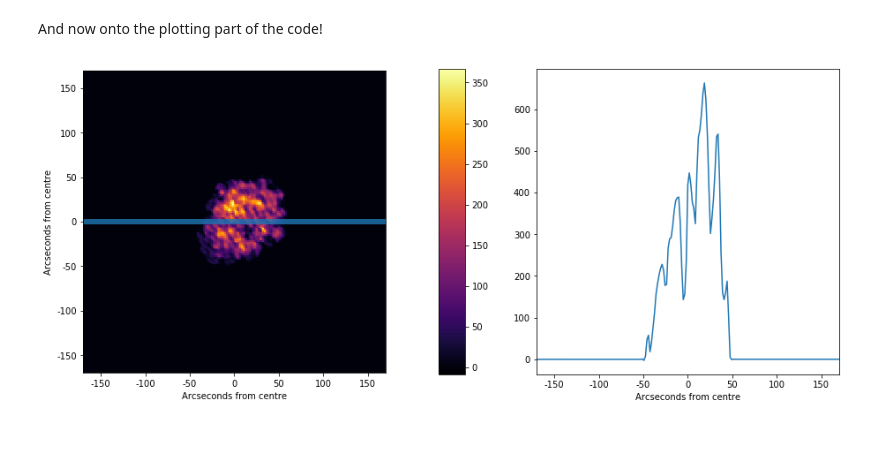
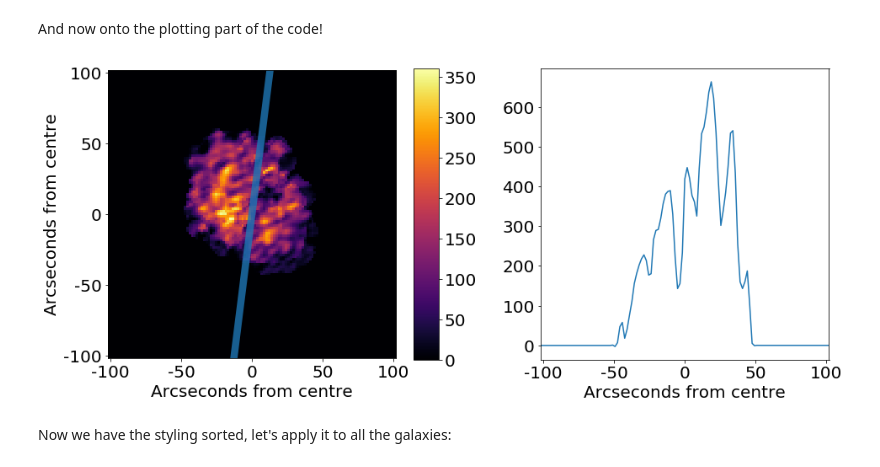
Before and after one commit to tingard/HI-plots-for-Lucy, a Jupyter notebook: main.ipynb, the cells around one changed output. Cells and saved outputs as stored; diff of their text form; code cells hidden in the pictures; blank space fills up the shorter version.

```diff
--- a/main.ipynb
+++ b/main.ipynb
@@ -52,3 +55,5 @@ df
+# %%
+matplotlib.rcParams.update({'font.size': 20})
 # %% [markdown]
 Test run for the first galaxy for styling choices
 # %%
@@ -57,20 +62,30 @@ galaxy = df.iloc[0]
 # Open the FITS file
 hIFits = fits.open(galaxy['file name'])
 
+# Find the center point of the image in pixel coordinates
+center = np.array(hIFits[0].data.shape) / 2
+
 # Make use of scipy to rotate the array about its center
 hIRotated = ipt.rotate(hIFits[0].data, galaxy['rotation'])
 
 # Find the center point of the new array (pixel coordinates)
-center = np.array(hIRotated.shape) / 2
+rotatedCenter = np.array(hIRotated.shape) / 2
 
 # Calculate our array of summed values of the center cutout
-middle = np.add.reduce(hIRotated[:, int(center[1]-1):int(center[1]+1)], axis=1)
+middle = np.add.reduce(
+    hIRotated[:, int(rotatedCenter[1]-1):int(rotatedCenter[1]+1)],
+    axis=1
+)
 # %% [markdown]
 And now onto the plotting part of the code!
 # %%
 # Choose the cropping we want
-lowerCrop = (center - 100).astype(int)
-upperCrop = (center + 100).astype(int)
+n = 60
+lowerCrop = (center - n).astype(int)
+upperCrop = (center + n).astype(int)
+
+rotatedLowerCrop = (rotatedCenter - n).astype(int)
+rotatedUpperCrop = (rotatedCenter + n).astype(int)
 
 # create a new figure
 fig = plt.figure(figsize=(14, 6))
@@ -80,10 +95,21 @@ plt.subplot(121)
 ax = plt.gca()
 
 # show the rotated HI data
-im = plt.imshow(hIRotated, origin='lower', cmap='inferno')
+im = plt.imshow(hIFits[0].data, origin='lower', cmap='inferno')
 
-# Add a rectangle to represent center region
-r = Rectangle([0, center[1]-1.5], hIRotated.shape[1], 3, alpha=0.8)
+# Add a rectangle to represent center region, in the correct orientation
+rectangleOrigin = np.array([0, center[1]-1.5])
+rotationMatrix = [
+    [np.cos(toRad(galaxy['rotation'])), -np.sin(toRad(galaxy['rotation']))],
+    [np.sin(toRad(galaxy['rotation'])), np.cos(toRad(galaxy['rotation']))]
+]
+r = Rectangle(
+    np.dot(rotationMatrix, rectangleOrigin - center) + center,
+    hIRotated.shape[1],
+    3,
+    alpha=0.8,
+    angle=galaxy['rotation']
+)
 ax.add_artist(r)
 
 # Choose the x-ticks we want to display (every 50 arcseconds)
@@ -104,34 +130,36 @@ ax.set_ylabel('Arcseconds from centre')
 
 # setting limits to crop our image
 ax.set_xlim(lowerCrop[0], upperCrop[0])
 ax.set_ylim(lowerCrop[1], upperCrop[1])
 
 # adjust the positioning so we can fit the colorbar in
 fig.subplots_adjust(left=0.1, bottom=0.1, right=0.95, top=0.9, wspace=0.5)
 
 # add the colorbar axes
-cbaxes = fig.add_axes([0.5, 0.1, 0.03, 0.8])
+cbaxes = fig.add_axes([0.46, 0.1, 0.03, 0.8])
 # add the colorbar
 fig.colorbar(im, cbaxes)
 
 # Now for the second panel
 plt.subplot(122)
 ax = plt.gca()
 
 # Plot the array we've calculated
 ax.plot(middle)
 
 # Set the xticks
-ax.set_xticks(xticks / galaxy['pixel size'] + center[0])
+ax.set_xticks(xticks / galaxy['pixel size'] + rotatedCenter[0])
 ax.set_xticklabels(xticks)
 
 # Set the limit
-ax.set_xlim(lowerCrop[0], upperCrop[0])
+ax.set_xlim(rotatedLowerCrop[0], rotatedUpperCrop[0])
 
 # And axis label!
 ax.set_xlabel('Arcseconds from centre')
 
 # Save the output
 plt.savefig('example.png', bbox_inches='tight')
 # %% [output]
-[figure, old version]
+[figure, new version]
+# %% [markdown]
+Now we have the styling sorted, let's apply it to all the galaxies:
```
Also changed, not shown: parts of 2 cells of this notebook, 1 other file.
